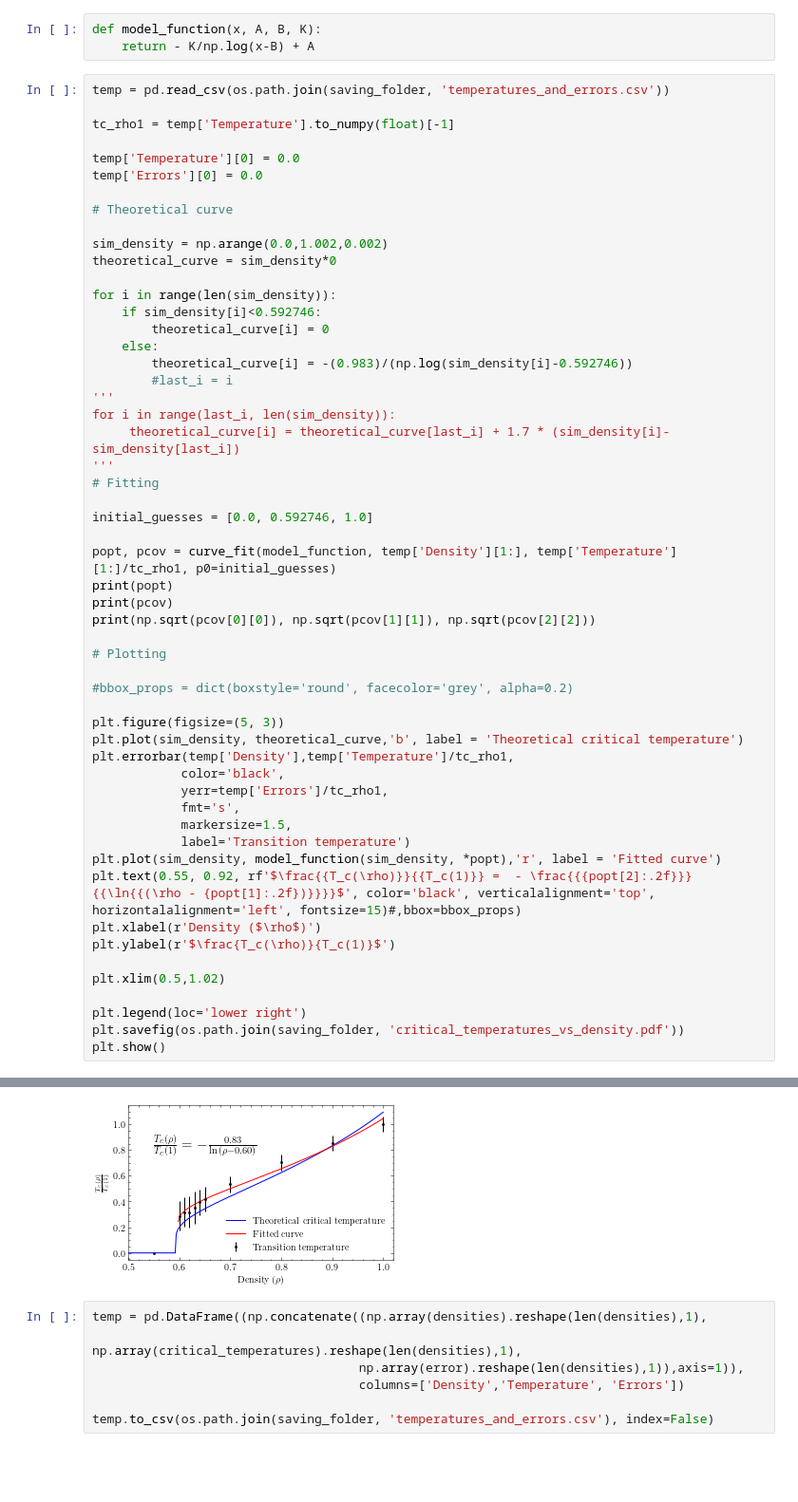
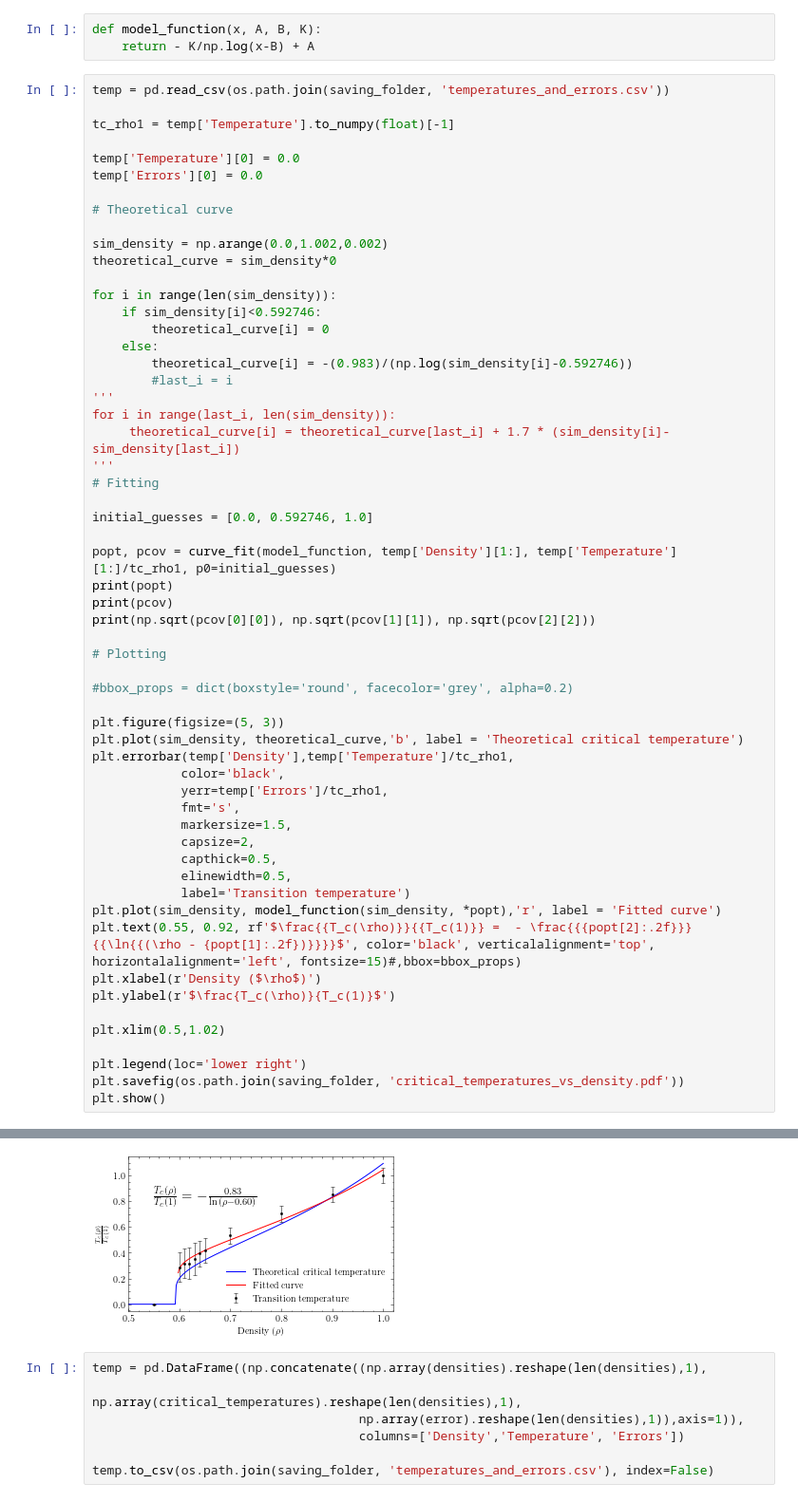
Before and after one commit to agmedinaz/paper, a Jupyter notebook: pruebas.ipynb, the cells around one changed output, grey strips where cells are left out. Shown at 95% size. Cells and saved outputs as stored; diff of their text form; blank space fills up the shorter version.

```diff
--- a/pruebas.ipynb
+++ b/pruebas.ipynb
@@ -379,34 +379,37 @@ print(pcov)
 print(np.sqrt(pcov[0][0]), np.sqrt(pcov[1][1]), np.sqrt(pcov[2][2]))
 
 # Plotting
 
 #bbox_props = dict(boxstyle='round', facecolor='grey', alpha=0.2)
 
 plt.figure(figsize=(5, 3))
 plt.plot(sim_density, theoretical_curve,'b', label = 'Theoretical critical temperature')
 plt.errorbar(temp['Density'],temp['Temperature']/tc_rho1,
 			color='black',
 			yerr=temp['Errors']/tc_rho1,
 			fmt='s',
 			markersize=1.5,
+            capsize=2,
+			capthick=0.5,
+            elinewidth=0.5,
 			label='Transition temperature')
 plt.plot(sim_density, model_function(sim_density, *popt),'r', label = 'Fitted curve')
 plt.text(0.55, 0.92, rf'$\frac{{T_c(\rho)}}{{T_c(1)}} =  - \frac{{{popt[2]:.2f}}}{{\ln{{(\rho - {popt[1]:.2f})}}}}$', color='black', verticalalignment='top', horizontalalignment='left', fontsize=15)#,bbox=bbox_props)
 plt.xlabel(r'Density ($\rho$)')
 plt.ylabel(r'$\frac{T_c(\rho)}{T_c(1)}$')
 
 plt.xlim(0.5,1.02)
 
 plt.legend(loc='lower right')
 plt.savefig(os.path.join(saving_folder, 'critical_temperatures_vs_density.pdf'))
 plt.show()
 # %% [output]
 [0.1373027  0.59755641 0.82630906]
 [[ 9.95282507e-04  1.27394158e-04 -1.08730515e-03]
  [ 1.27394158e-04  3.01518640e-05 -8.79312175e-05]
  [-1.08730515e-03 -8.79312175e-05  1.81083171e-03]]
 0.03154809830613682 0.005491071293510579 0.04255386831239351
-[figure, old version]
+[figure, new version]
 # %%
 temp = pd.DataFrame((np.concatenate((np.array(densities).reshape(len(densities),1),
                                     np.array(critical_temperatures).reshape(len(densities),1),
```
Also changed, not shown: 1 other file.
